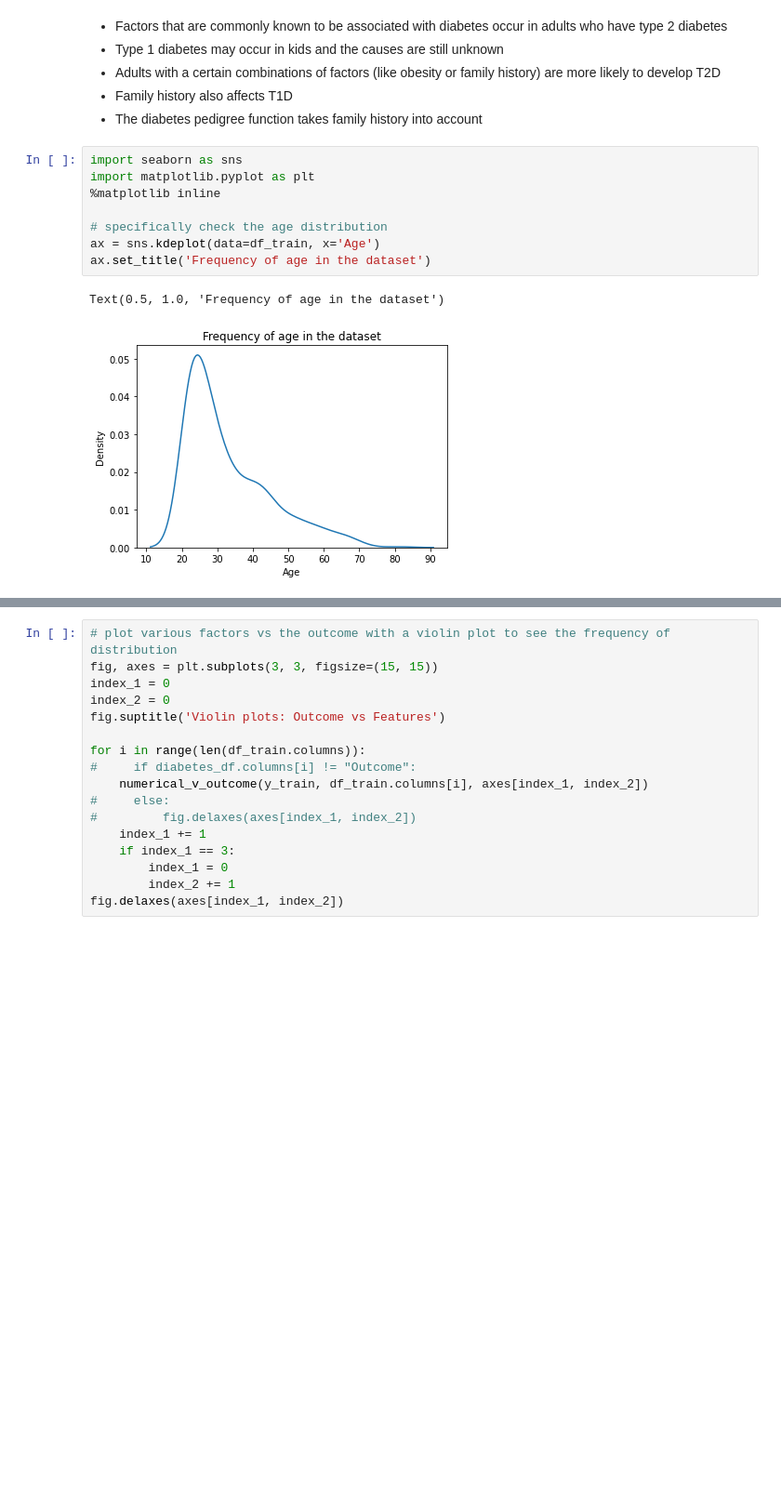
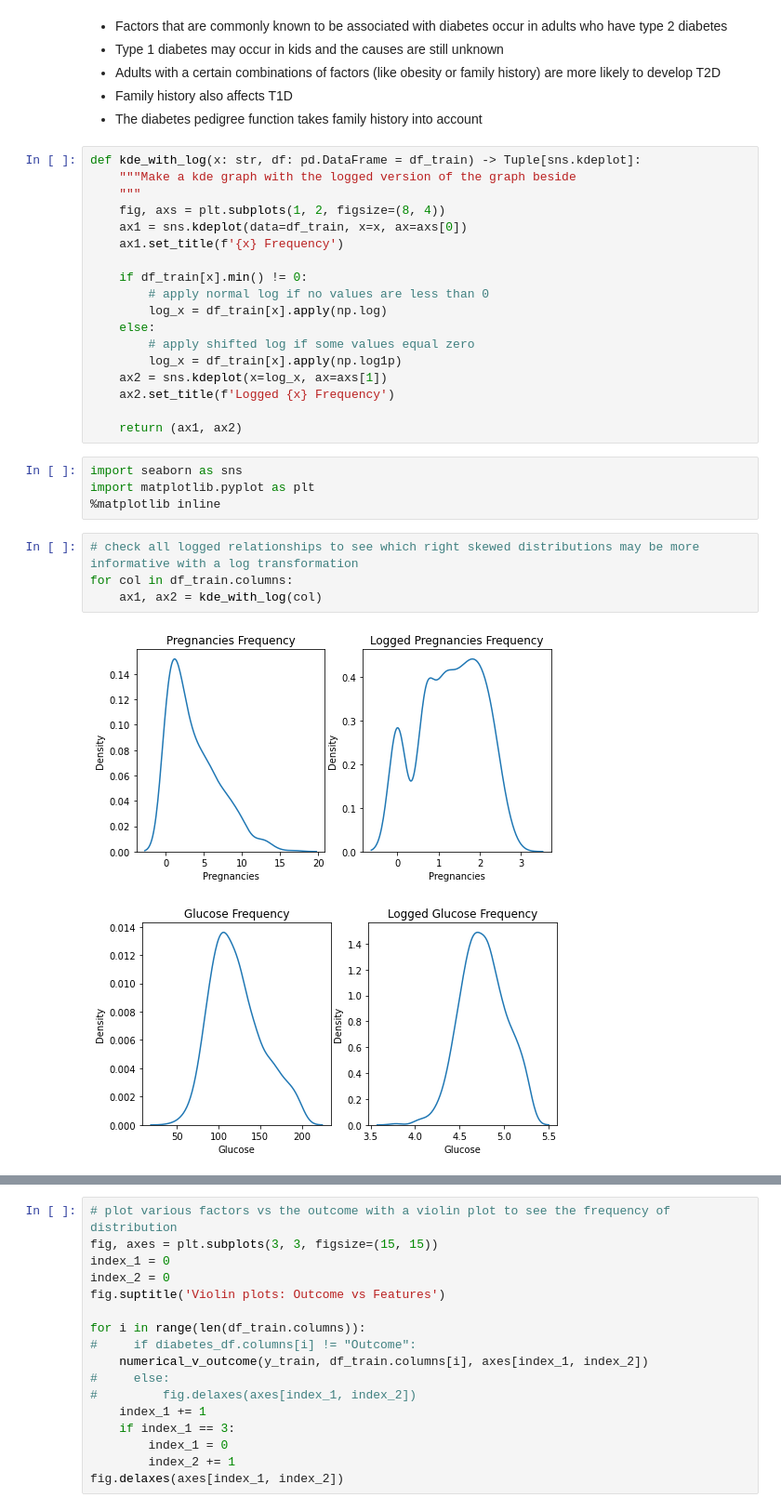
Before and after one commit to nico-palmar/ML_notebooks, a Jupyter notebook: xgb-diabetic-predictions.ipynb, the cells around one changed output, grey strips where cells are left out. Shown: that part at 93% size. Cells and saved outputs as stored; diff of their text form; blank space fills up the shorter version.

Commit message:
vizualize log transformations

```diff
--- a/xgb-diabetic-predictions.ipynb
+++ b/xgb-diabetic-predictions.ipynb
@@ -159,14 +159,32 @@ array([[<AxesSubplot:title={'center':'Pregnancies'}>,
 - Adults with a certain combinations of factors (like obesity or family history) are more likely to develop T2D
 - Family history also affects T1D
 - The diabetes pedigree function takes family history into account
+# %%
+def kde_with_log(x: str, df: pd.DataFrame = df_train) -> Tuple[sns.kdeplot]:
+    """Make a kde graph with the logged version of the graph beside
+    """
+    fig, axs = plt.subplots(1, 2, figsize=(8, 4))
+    ax1 = sns.kdeplot(data=df_train, x=x, ax=axs[0])
+    ax1.set_title(f'{x} Frequency')
+
+    if df_train[x].min() != 0:
+        # apply normal log if no values are less than 0
+        log_x = df_train[x].apply(np.log)
+    else:
+        # apply shifted log if some values equal zero
+        log_x = df_train[x].apply(np.log1p)
+    ax2 = sns.kdeplot(x=log_x, ax=axs[1])
+    ax2.set_title(f'Logged {x} Frequency')
+
+    return (ax1, ax2)
 # %%
 import seaborn as sns
 import matplotlib.pyplot as plt
 %matplotlib inline
-
-# specifically check the age distribution
-ax = sns.kdeplot(data=df_train, x='Age')
-ax.set_title('Frequency of age in the dataset')
-# %% [output]
-Text(0.5, 1.0, 'Frequency of age in the dataset')
-[figure, removed]
+# %%
+# check all logged relationships to see which right skewed distributions may be more informative with a log transformation
+for col in df_train.columns:
+    ax1, ax2 = kde_with_log(col)
+# %% [output]
+[figure, added]
+[figure, added]
```
Also changed, not shown: parts of 11 cells of this notebook.
